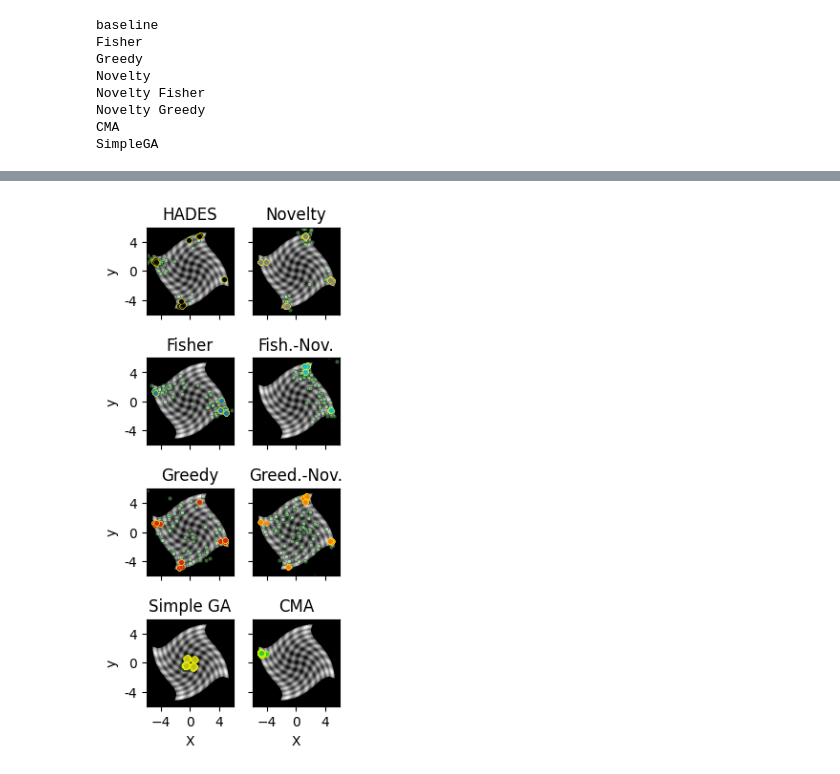
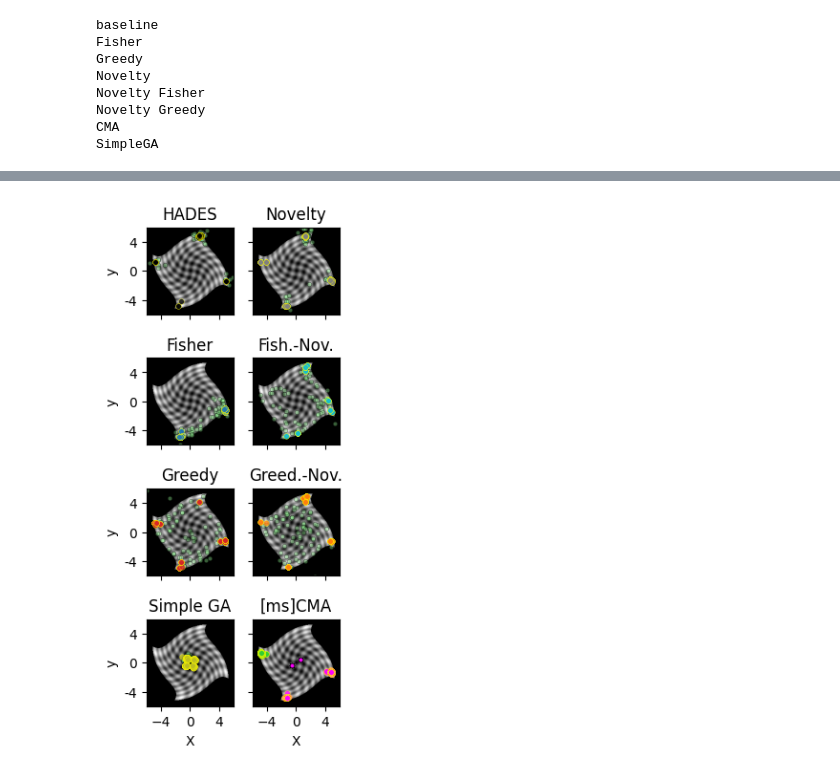
Before and after one commit to bhartl/CondEvo, a Jupyter notebook: examples/conditional/novelty_conditional_evolution-helixrastrigin.ipynb, the cells around one changed output, grey strips where cells are left out. Saved outputs shown, nothing was run; the diff lists cells and outputs as text; code cells hidden in the pictures.

```diff
--- a/examples/conditional/novelty_conditional_evolution-helixrastrigin.ipynb
+++ b/examples/conditional/novelty_conditional_evolution-helixrastrigin.ipynb
@@ -78,6 +81,7 @@ from analysis import load_benchmark
 
 df_baseline = load_benchmark(objective=objective.foo_name, es="CHARLES", dst=DST_baseline)
 df_cma = load_benchmark(objective=objective.foo_name, es="CMAES", dst=DST_baseline)
+df_MScma = load_benchmark(objective=objective.foo_name, es="MultistartES", dst=DST_baseline)
 df_simplega = load_benchmark(objective=objective.foo_name, es="SimpleGA", dst=DST_baseline)
 df_fisher = load_benchmark(objective=objective.foo_name, es="CHARLES", dst=DST_fisher)
 df_greedy = load_benchmark(objective=objective.foo_name, es="CHARLES", dst=DST_greedy)
@@ -340,12 +330,13 @@ dataset = ((data_baseline,       "HADES",        0, "black",      "-", "none"),
            (data_novelty_greedy, "Greed.-Nov.",  0, "tab:orange", "-", "+"),
            (data_simplega,       "Simple GA",    0, "tab:olive",  "-", "none"),
            (data_cma,            "CMA",          0, "limegreen",  "-", "none"),
+           (data_multistartcma,  "msCMA",        0, "magenta",    "-", "none"),
          )
 
 f, (ax1, ax2, ax3) = plt.subplots(3, 1, figsize=(5, 6), sharex=True)
 ax1.set_ylabel("Fitness / $f_{\\mathrm{max}}$")
 ax2.set_ylabel("Entropy (Diversity)")
-ax3.set_ylabel("% of found Optima")
+ax3.set_ylabel("% found Optima")
 ax3.set_xlabel("Generations")
 
 from mpl_toolkits.axes_grid1.inset_locator import inset_axes
@@ -376,17 +367,22 @@ for i, (data, label, run_id, color, ls, marker) in enumerate(dataset):
     ax1ins.set_ylim([0.59, 1.05])
     #ax1.fill_between(gens, y_show, np.max(y_raw, axis=0), alpha=0.2, color=color)
 
-    if label == "CMA":
-        ax2 = ax2.twinx()
-        ax2.set_ylabel("CMA-Entropy")
-        ax2.set_ylim([0, 5.5])
-        ax2.tick_params(axis='y', colors=color)
-        ax2.yaxis.label.set_color(color)
+    if "CMA" in label.upper():
+        ax2b = ax2.twinx()
+        ax2b.set_ylabel("CMA-Entropy")
+        ax2b.set_ylim([0, 5.5])
+        ax2b.tick_params(axis='y', colors="green")  # color)
+        ax2b.yaxis.label.set_color("green")  # color)
+
+        y_show = np.mean(data["entropy"], axis=0)
+        ax2b.plot(gens, y_show, label=label, color=color, marker=marker, linestyle=ls, alpha=0.8, )
+
     else:
-        ax2.set_ylim([3, 5.745])
+        ax2.set_ylim([3, 6.15])
+        ax2.set_yticks([3, 4, 5, ])
 
-    y_show = np.mean(data["entropy"], axis=0)
-    ax2.plot(gens, y_show, label=label, color=color, marker=marker, linestyle=ls, alpha=0.8, )
+        y_show = np.mean(data["entropy"], axis=0)
+        ax2.plot(gens, y_show, label=label, color=color, marker=marker, linestyle=ls, alpha=0.8, )
 
     dp = 0.5 # np.linalg.norm((1, 1))
     fraction = 6
@@ -442,41 +438,47 @@ f.savefig(f"local/img/novelty_{objective.foo_name}_diversity_fitness.pdf")
 # %%
-dataset = ((data_baseline,       "HADES",        8, "black",      "-", "none"),  # 8 (4)
-           (data_novelty,        "Novelty",      1, "gray",       "-", "+"),     # 1 (4)
-           (data_fisher,         "Fisher",       5, "tab:blue",   "-", "none"),  # 5 (2)
-           (data_novelty_fisher, "Fish.-Nov.",  13, "tab:cyan",   "-", "+"),     # 13 (2)
-           (data_greedy,         "Greedy",       8, "tab:red",    "-", "none"),  # 8 (4), 22(4), 28 (4), 34 (4), 42 (4)
-           (data_novelty_greedy, "Greed.-Nov.", 15, "tab:orange", "-", "+"),     # 0 (4), 15(4), 22 (4), 23 (4)
+dataset = ((data_baseline,       "HADES",        11, "black",      "-", "none"),  # 8 (4)
+           (data_novelty,        "Novelty",      9, "gray",       "-", "+"),     # 1 (4)
+           (data_fisher,         "Fisher",       26, "tab:blue",   "-", "none"),  # 5 (2) 12, 26
+           (data_novelty_fisher, "Fish.-Nov.",   13, "tab:cyan",   "-", "+"),     # 13 (2)
+           (data_greedy,         "Greedy",       18, "tab:red",    "-", "none"),  # 8 (4), 22(4), 28 (4), 34 (4), 42 (4)  # 0, 6
+           (data_novelty_greedy, "Greed.-Nov.",  6, "tab:orange", "-", "+"),     # 0 (4), 15(4), 22 (4), 23 (4)
            (data_simplega,       "Simple GA",    2, "tab:olive",  "-", "none"),
            (data_cma,            "CMA",          3, "limegreen",  "-", "none"),   # 3 (1), 5,
          )
 
 f1, axes = plt.subplots(len(dataset) // 2, 2, figsize=(2.75, 6), sharex=True, sharey=True)
 # f1, axes = plt.subplots(2, len(dataset) // 2, figsize=(10, 5), sharex=True, sharey=True)
 axes = axes.flatten()
 
 for i, (data, label, run_id, color, ls, marker) in enumerate(dataset):
     try:
         visualize_2D(objective, cmap="binary" + ("_r" if not objective.maximize else ""), ax=axes[i], title=label, parameter_range=6, n_points=201)
         axes[i].scatter(*data["final"][run_id].T, s=10, color="lightgreen", alpha=0.4, edgecolors="black", linewidths=0.5)
         axes[i].scatter(*data["elites"][run_id].T, s=16, color=color, alpha=0.8, edgecolors="yellow", linewidths=0.25)
         axes[i].set_xlim([-6, 6]); axes[i].set_ylim([-6, 6]); axes[i].set_ylabel(""); axes[i].set_yticklabels("")
 
         if i < len(dataset) - 2:
             axes[i].set_xlabel("")
     except:
         pass
 
+mscma_runid = 15
+ax_cma = axes[-1]
+ax_cma.scatter(*data_multistartcma["final"][mscma_runid].T, s=10, color="magenta", alpha=0.4, edgecolors="black", linewidths=0.5)
+ax_cma.scatter(*data_multistartcma["elites"][mscma_runid].T, s=16, color="magenta", alpha=0.8, edgecolors="yellow", linewidths=0.25)
+ax_cma.set_title("[ms]CMA")
+
 for i, ax in enumerate(axes):
     #ax.yaxis.tick_right()
     #ax.yaxis.set_label_position("right")
     if not i % 2:
         ax.set_ylabel("y")
         ax.set_yticklabels([-4, 0, 4])
 
 axes[0].set_xticks([-4, 0, 4])
 axes[1].set_yticks([-4, 0, 4])
 
 f1.tight_layout()
 f1.savefig(f"local/img/novelty_{objective.foo_name}_solutions.png", dpi=300)
 # %% [output]
-[figure, old version]
+[figure, new version]
```
Also changed, not shown: parts of 12 cells of this notebook, 9 other files.
